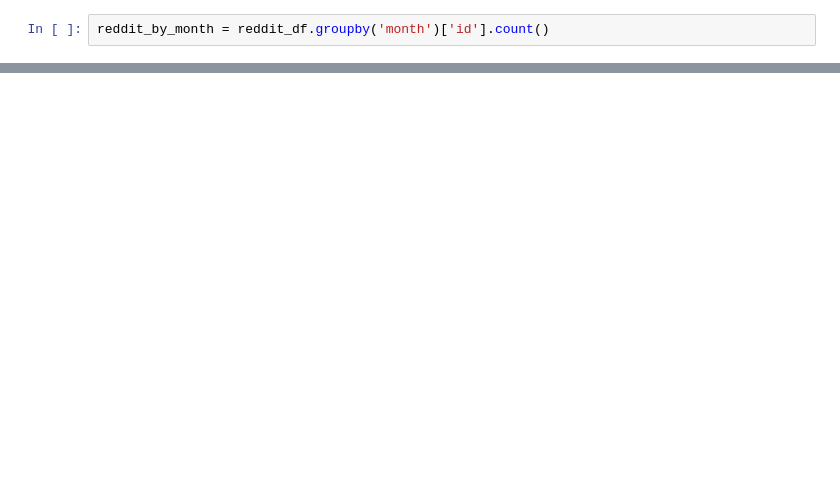
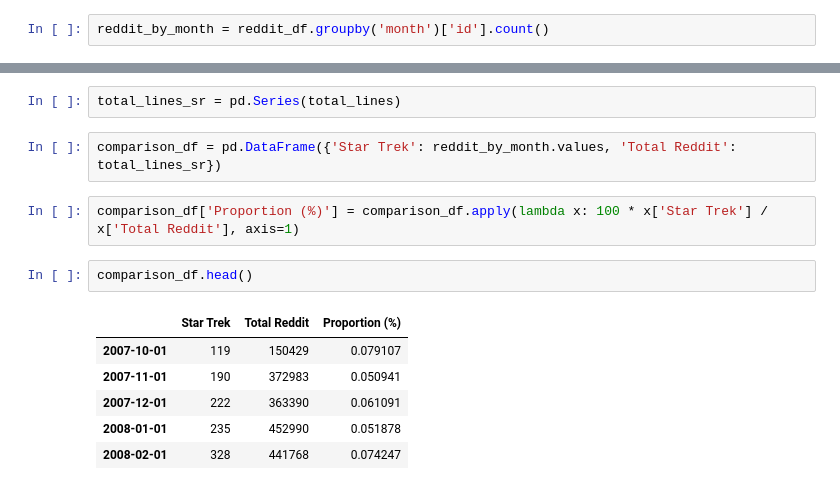
Before and after one commit to mavillard/nandi, a Jupyter notebook: reddit.ipynb, the cells around one changed output, grey strips where cells are left out. Saved outputs shown, nothing was run; the diff lists cells and outputs as text; blank space fills up the shorter version.

```diff
--- a/reddit.ipynb
+++ b/reddit.ipynb
@@ -162,0 +172,15 @@ ax.set_xticklabels(show_dates);
+# %%
+total_lines_sr = pd.Series(total_lines)
+# %%
+comparison_df = pd.DataFrame({'Star Trek': reddit_by_month.values, 'Total Reddit': total_lines_sr})
+# %%
+comparison_df['Proportion (%)'] = comparison_df.apply(lambda x: 100 * x['Star Trek'] / x['Total Reddit'], axis=1)
+# %%
+comparison_df.head()
+# %% [output]
+|  | Star Trek | Total Reddit | Proportion (%) |
+| 2007-10-01 | 119 | 150429 | 0.079107 |
+| 2007-11-01 | 190 | 372983 | 0.050941 |
+| 2007-12-01 | 222 | 363390 | 0.061091 |
+| 2008-01-01 | 235 | 452990 | 0.051878 |
+| 2008-02-01 | 328 | 441768 | 0.074247 |
```
Also changed, not shown: parts of 18 cells of this notebook.
